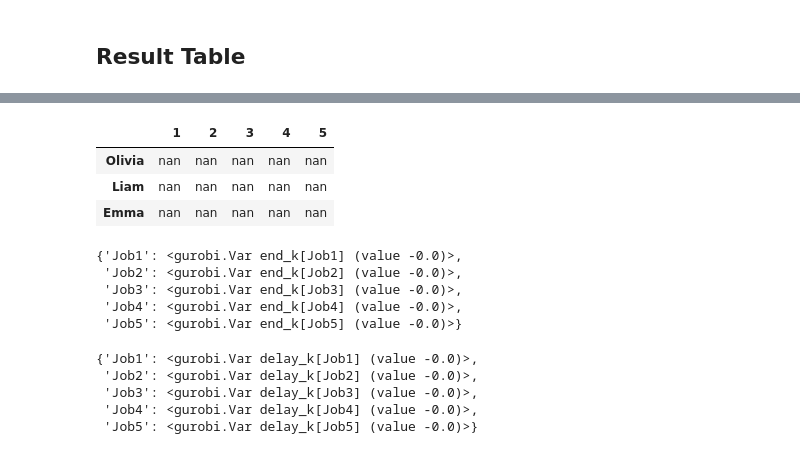
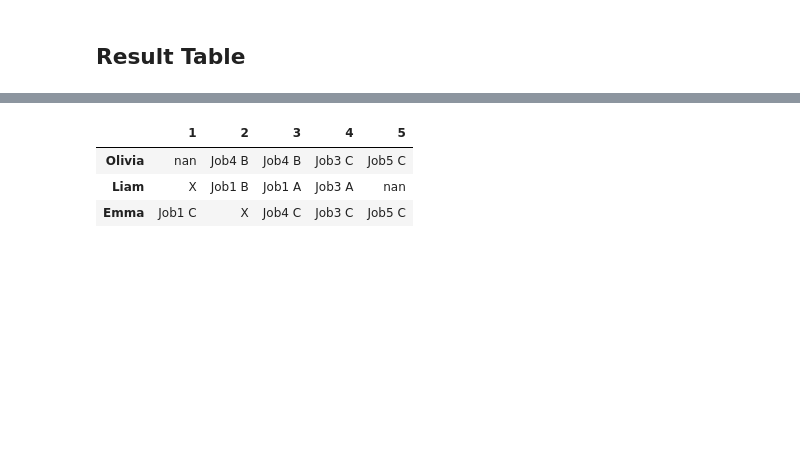
Before and after one commit to hamdilyes/decision-systems, a Jupyter notebook: ilyes.ipynb, the cells around one changed output, grey strips where cells are left out. Cells and saved outputs as stored; diff of their text form; code cells hidden in the pictures; blank space fills up the shorter version.

```diff
--- a/ilyes.ipynb
+++ b/ilyes.ipynb
@@ -98,8 +101,10 @@ Dj = [due_dates_dict[j] for j in J]
 # %%
-X_i_j_k_t = model.addVars(staff_names, job_list, qualifications, jour_list, vtype=GRB.BINARY, name="X_i_j_k_t")
+# Add decision variables
+pi_j_k_t = model.addVars(staff_names,job_list,qualifications,jour_list, vtype=GRB.BINARY, name="pi_k_j_c")
 
-Y_j = model.addVars(job_list, vtype=GRB.BINARY, name="Y_j")
-
-L_j = model.addVars(job_list, vtype=GRB.INTEGER, name="L_j")
-
-E_j = model.addVars(job_list, vtype=GRB.INTEGER, name="E_j")
+yj = model.addVars( job_list,vtype=GRB.BINARY, name="rj")
+lj = model.addVars(job_list,vtype=GRB.INTEGER, name="lj")
+ej = model.addVars( job_list,vtype=GRB.INTEGER, name="ej")
+# pi_k : 1 si le personnel i est affecté au projet k 0 sinon
+#pi_k = model.addVars( staff_names,job_list,vtype=GRB.BINARY, name="dk")
+model
@@ -149,9 +153,9 @@ model.ObjVal
 # %%
 values= []
-for k, v in X_i_j_k_t.items():
+for k, v in pi_j_k_t.items():
     values.append(v.x)
 # %%
-res = pd.DataFrame(list(X_i_j_k_t.keys()))
+res = pd.DataFrame(list(pi_j_k_t.keys()))
 res[4] = values
 result = res[res[4] == 1]
 result
@@ -167,11 +182,11 @@ def color_table(x):
         if "Job1" in x :
             return "background-color: blue"
         elif "Job2" in x:
-            return "background-color: black"
+            return "background-color: pink"
         elif "Job3" in x:
             return "background-color: orange"
         elif "Job4" in x:
-           return "background-color: grey"
+           return "background-color: yellow"
         elif "Job5" in x:
            return "background-color: green"
         else:
@@ -179,36 +209,19 @@ def color_table(x):
 # %%
-df = pd.DataFrame(columns = [i for i in range(1,horizon+1)], index = staff_names)
+df = pd.DataFrame(columns = [i for i in range(1,6)], index = staff_names)
 
 for ind, val in result.iterrows():
-    col = val[2]
+    col = val[3]
     row = val[0]
-    v = val[3] + " " + val[1]
+    v = val[1] + " " + val[2]
     df.loc[row,col] = v
     # vacation
     for staff in staff_names:
         for day in jour_list:
-            if pi_j[staff][day] == 0:
+            if day in vi[staff]:
                 df.loc[staff,day] = 'X'
-
 df.style.applymap(color_table)
 # %% [output]
 |  | 1 | 2 | 3 | 4 | 5 |
-| Olivia | nan | nan | nan | nan | nan |
-| Liam | nan | nan | nan | nan | nan |
-| Emma | nan | nan | nan | nan | nan |
+| Olivia | nan | Job4 B | Job4 B | Job3 C | Job5 C |
+| Liam | X | Job1 B | Job1 A | Job3 A | nan |
+| Emma | Job1 C | X | Job4 C | Job3 C | Job5 C |
-# %%
-end_k
-# %% [output]
-{'Job1': <gurobi.Var end_k[Job1] (value -0.0)>,
- 'Job2': <gurobi.Var end_k[Job2] (value -0.0)>,
- 'Job3': <gurobi.Var end_k[Job3] (value -0.0)>,
- 'Job4': <gurobi.Var end_k[Job4] (value -0.0)>,
- 'Job5': <gurobi.Var end_k[Job5] (value -0.0)>}
-# %%
-delay_k
-# %% [output]
-{'Job1': <gurobi.Var delay_k[Job1] (value -0.0)>,
- 'Job2': <gurobi.Var delay_k[Job2] (value -0.0)>,
- 'Job3': <gurobi.Var delay_k[Job3] (value -0.0)>,
- 'Job4': <gurobi.Var delay_k[Job4] (value -0.0)>,
- 'Job5': <gurobi.Var delay_k[Job5] (value -0.0)>}
```
Also changed, not shown: parts of 26 cells of this notebook, 3 other files.
